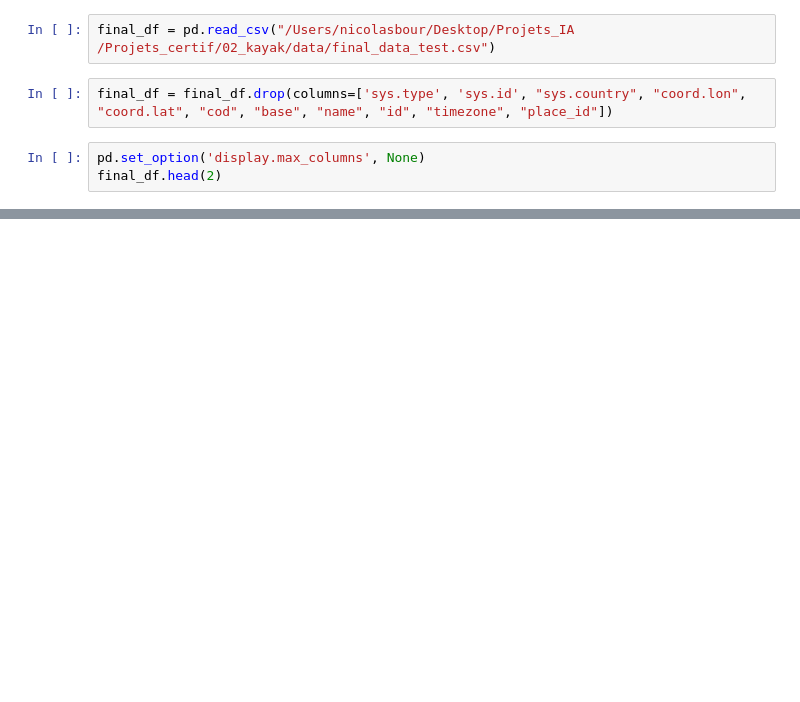
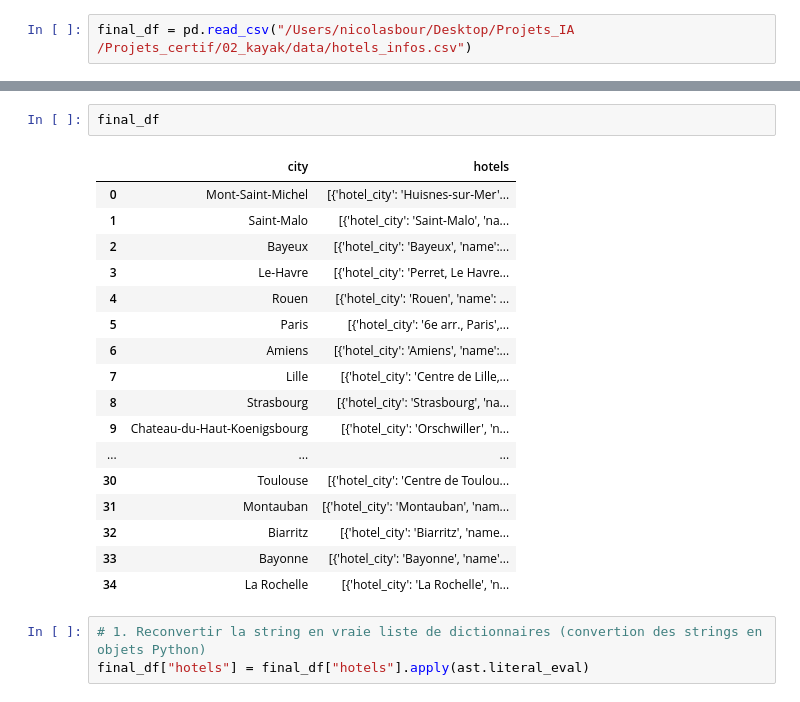
Before and after one commit to helene-mourez/jedha_kayak, a Jupyter notebook: dataset_build.ipynb, the cells around one changed output, grey strips where cells are left out. Cells and saved outputs as stored; diff of their text form; blank space fills up the shorter version.

```diff
--- a/dataset_build.ipynb
+++ b/dataset_build.ipynb
@@ -5,7 +6,2 @@ import json
 # %%
-final_df = pd.read_csv("/Users/nicolasbour/Desktop/Projets_IA /Projets_certif/02_kayak/data/final_data_test.csv")
+final_df = pd.read_csv("/Users/nicolasbour/Desktop/Projets_IA /Projets_certif/02_kayak/data/hotels_infos.csv")
-# %%
-final_df = final_df.drop(columns=['sys.type', 'sys.id', "sys.country", "coord.lon", "coord.lat", "cod", "base", "name", "id", "timezone", "place_id"])
-# %%
-pd.set_option('display.max_columns', None)
-final_df.head(2)
@@ -135,0 +8,23 @@ df_hotels.head(25)
+# %%
+final_df
+# %% [output]
+|  | city | hotels |
+| 0 | Mont-Saint-Michel | [{'hotel_city': 'Huisnes-sur-Mer'... |
+| 1 | Saint-Malo | [{'hotel_city': 'Saint-Malo', 'na... |
+| 2 | Bayeux | [{'hotel_city': 'Bayeux', 'name':... |
+| 3 | Le-Havre | [{'hotel_city': 'Perret, Le Havre... |
+| 4 | Rouen | [{'hotel_city': 'Rouen', 'name': ... |
+| 5 | Paris | [{'hotel_city': '6e arr., Paris',... |
+| 6 | Amiens | [{'hotel_city': 'Amiens', 'name':... |
+| 7 | Lille | [{'hotel_city': 'Centre de Lille,... |
+| 8 | Strasbourg | [{'hotel_city': 'Strasbourg', 'na... |
+| 9 | Chateau-du-Haut-Koenigsbourg | [{'hotel_city': 'Orschwiller', 'n... |
+| ... | ... | ... |
+| 30 | Toulouse | [{'hotel_city': 'Centre de Toulou... |
+| 31 | Montauban | [{'hotel_city': 'Montauban', 'nam... |
+| 32 | Biarritz | [{'hotel_city': 'Biarritz', 'name... |
+| 33 | Bayonne | [{'hotel_city': 'Bayonne', 'name'... |
+| 34 | La Rochelle | [{'hotel_city': 'La Rochelle', 'n... |
+# %%
+# 1. Reconvertir la string en vraie liste de dictionnaires (convertion des strings en objets Python)
+final_df["hotels"] = final_df["hotels"].apply(ast.literal_eval)
```
Also changed, not shown: parts of 17 cells of this notebook, 11 other files.
